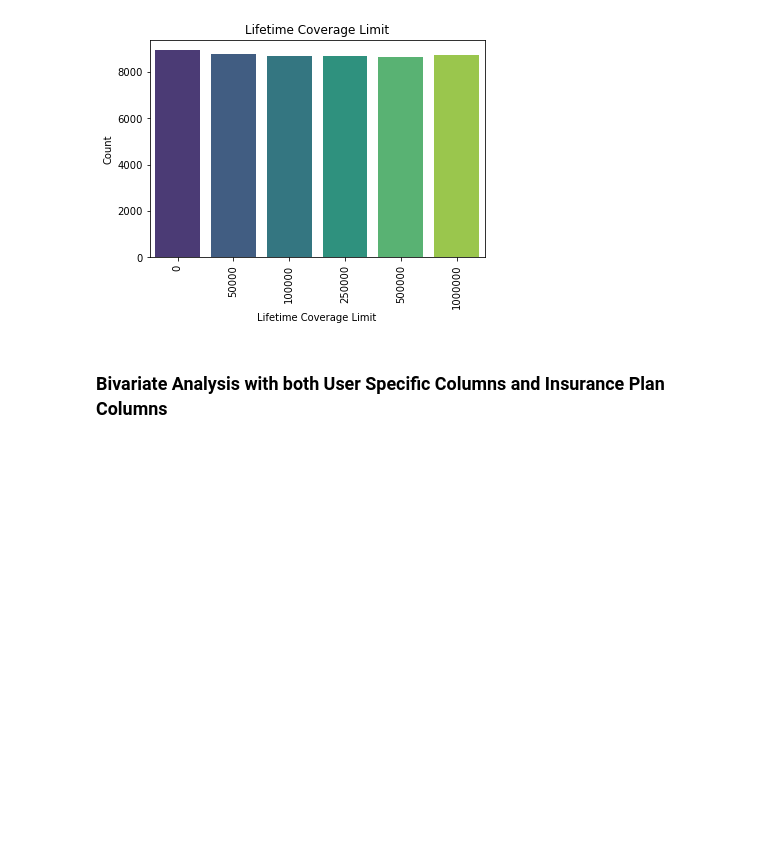
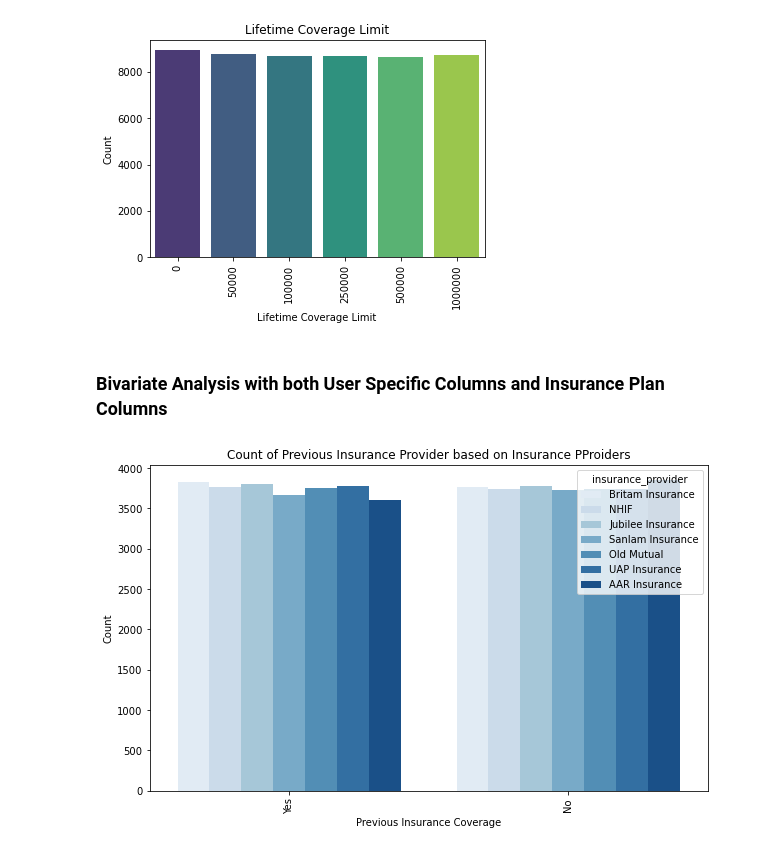
Before and after one commit to ruth-kitasi/Health-Insurance-Recommender-System, a Jupyter notebook: Notebooks/Cecilia.ipynb, the cells around one changed output. Saved outputs shown, nothing was run; the diff lists cells and outputs as text; code cells hidden in the pictures; blank space fills up the shorter version.

```diff
--- a/Notebooks/Cecilia.ipynb
+++ b/Notebooks/Cecilia.ipynb
@@ -602,3 +635,16 @@ plt.show()
 [figure]
 # %% [markdown]
 ### Bivariate Analysis with both User Specific Columns and Insurance Plan Columns
+# %%
+plt.figure(figsize=(10, 6))
+sns.countplot(x='previous_insurance_coverage', hue='insurance_provider', data=data, palette='Blues')
+sns.set_palette("viridis")
+plt.title('Count of Previous Insurance Provider based on Insurance PProiders')
+plt.xlabel('Previous Insurance Coverage')
+plt.ylabel('Count')
+
+
+plt.xticks(rotation=90)
+plt.show()
+# %% [output]
+[figure, added]
```
Also changed, not shown: parts of 33 cells of this notebook.
